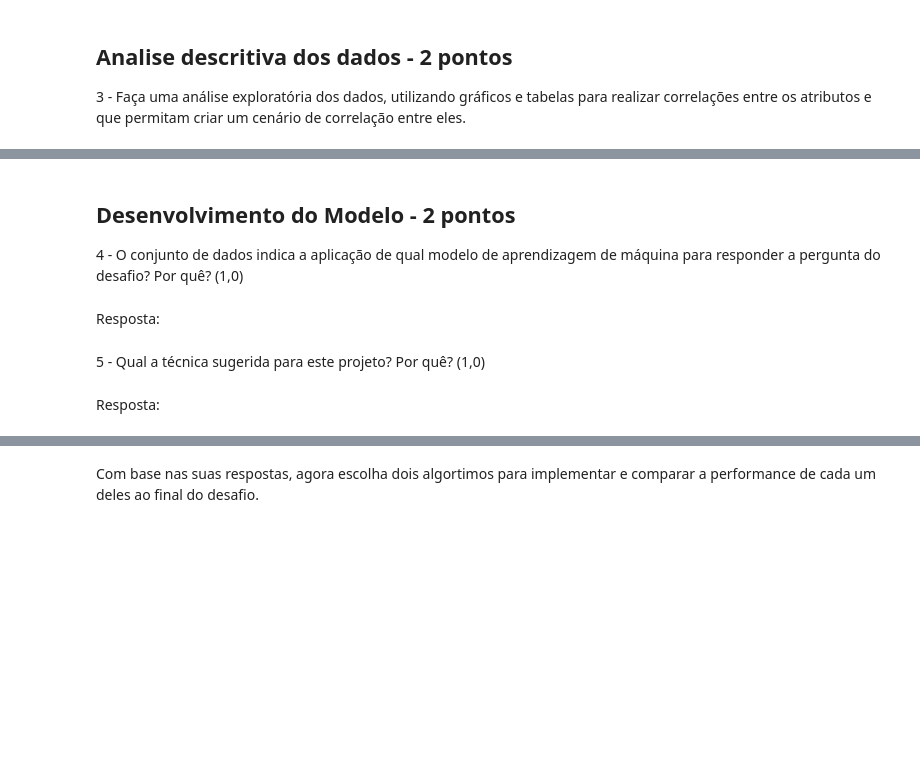
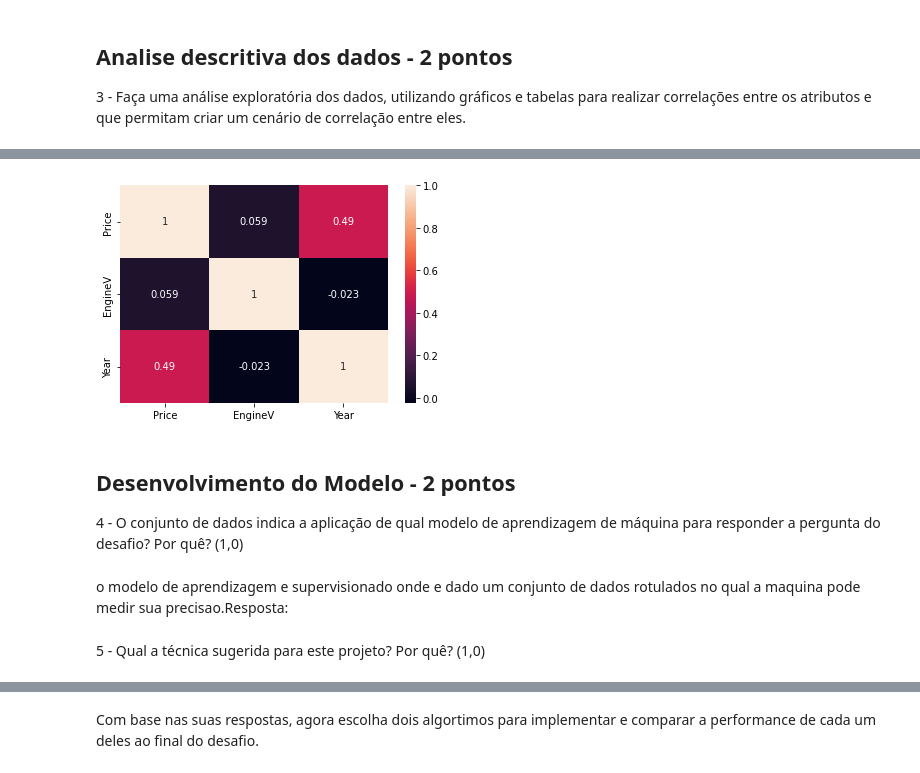
Before and after one commit to Jonatas1678/FIAP.IA, a Jupyter notebook: Checkpoint 01.ipynb, the cells around one changed output, grey strips where cells are left out. Cells and saved outputs as stored; diff of their text form; code cells hidden in the pictures; blank space fills up the shorter version.

```diff
--- a/Checkpoint 01.ipynb
+++ b/Checkpoint 01.ipynb
@@ -97,0 +93,7 @@ df.shape
+# %%
+import pandas as pd
+from sklearn.datasets import fetch_openml
+import matplotlib.pyplot as plt
+import seaborn as sns
+dados=df.drop("KM", axis=1)
+dados.head()
@@ -98,10 +107,14 @@ df.shape
+# %%
+correlacao = dados.corr()
+sns.heatmap(correlacao, annot=True )
+plt.show()
+# %% [output]
+[figure, added]
 # %% [markdown]
 ## **Desenvolvimento do Modelo - 2 pontos**
 
 4 - O conjunto de dados indica a aplicação de qual modelo de aprendizagem de máquina para responder a pergunta do desafio? Por quê? (1,0)
-# %% [markdown]
-Resposta:
+# %% [markdown]
+o modelo de aprendizagem e supervisionado onde e dado um conjunto de dados rotulados no qual a maquina pode medir sua precisao.Resposta:
 # %% [markdown]
 5 - Qual a técnica sugerida para este projeto? Por quê? (1,0)
-# %% [markdown]
-Resposta:
```
Also changed, not shown: parts of 8 cells of this notebook.
